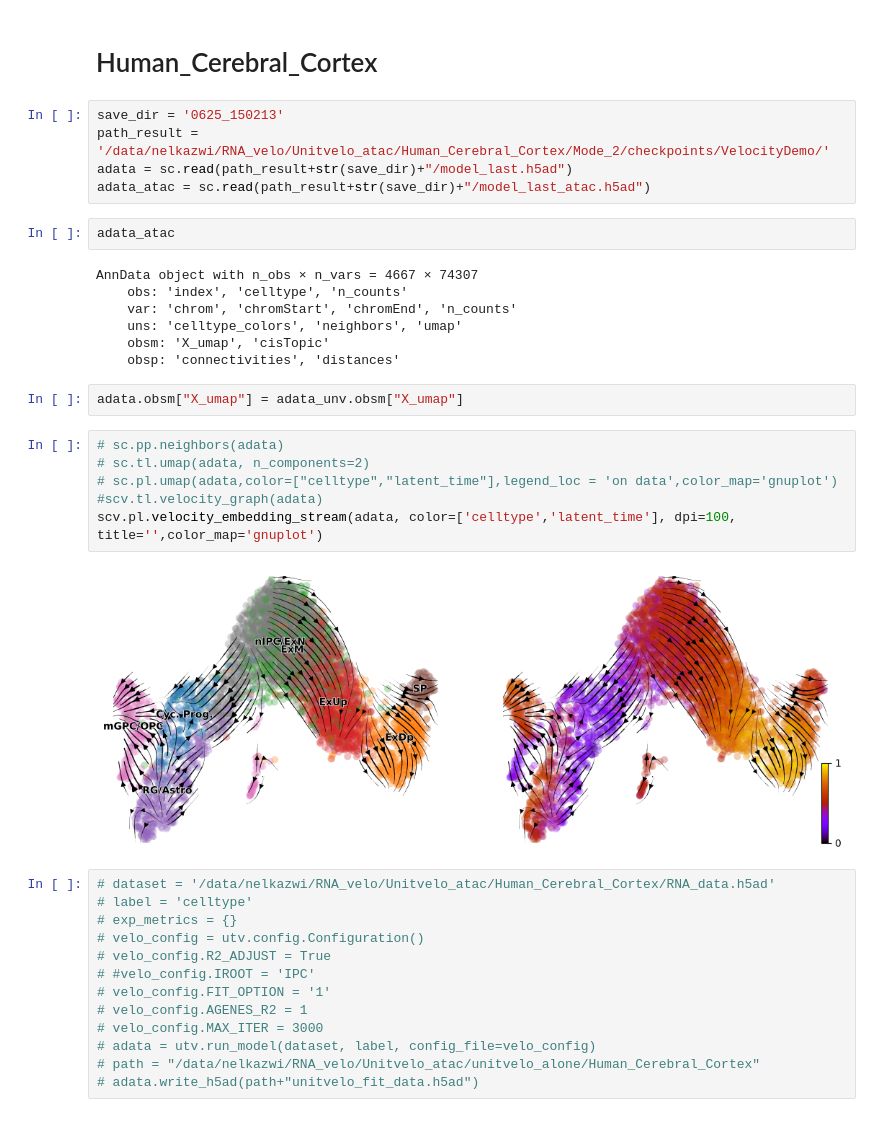
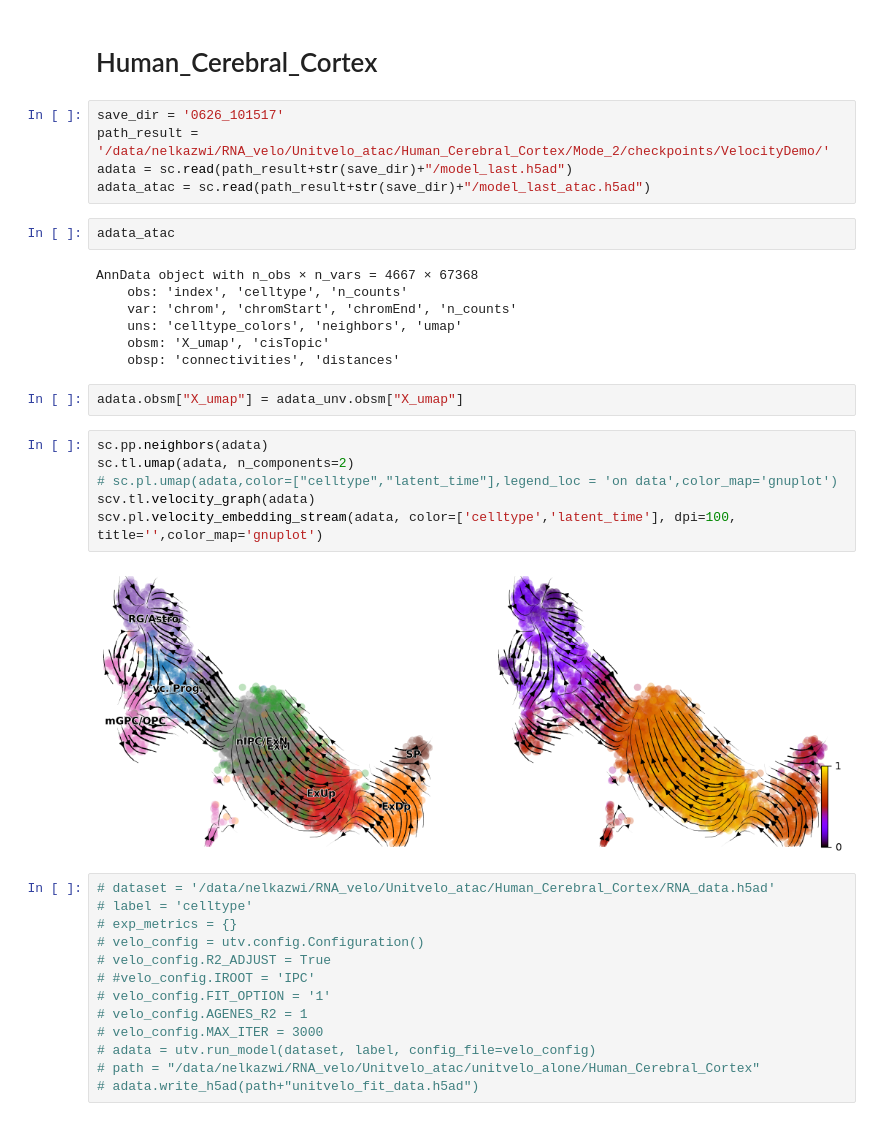
Before and after one commit to StatBiomed/CRAK-Velo, a Jupyter notebook: notebooks/Nour.ipynb, the cells around one changed output. Drawn from its saved outputs; the diff is of its cells as text.

```diff
--- a/notebooks/Nour.ipynb
+++ b/notebooks/Nour.ipynb
@@ -142,14 +150,14 @@ Name: fit_etta, Length: 1559, dtype: float32
 # %% [markdown]
 # Human_Cerebral_Cortex
 # %%
-save_dir = '0625_150213'
+save_dir = '0626_101517'
 path_result = '/data/nelkazwi/RNA_velo/Unitvelo_atac/Human_Cerebral_Cortex/Mode_2/checkpoints/VelocityDemo/'
 adata = sc.read(path_result+str(save_dir)+"/model_last.h5ad")
 adata_atac = sc.read(path_result+str(save_dir)+"/model_last_atac.h5ad")
 # %%
 adata_atac
 # %% [output]
-AnnData object with n_obs × n_vars = 4667 × 74307
+AnnData object with n_obs × n_vars = 4667 × 67368
     obs: 'index', 'celltype', 'n_counts'
     var: 'chrom', 'chromStart', 'chromEnd', 'n_counts'
     uns: 'celltype_colors', 'neighbors', 'umap'
@@ -158,13 +166,13 @@ AnnData object with n_obs × n_vars = 4667 × 74307
 # %%
 adata.obsm["X_umap"] = adata_unv.obsm["X_umap"]
 # %%
-# sc.pp.neighbors(adata)
-# sc.tl.umap(adata, n_components=2)
+sc.pp.neighbors(adata)
+sc.tl.umap(adata, n_components=2)
 # sc.pl.umap(adata,color=["celltype","latent_time"],legend_loc = 'on data',color_map='gnuplot')
-#scv.tl.velocity_graph(adata)
+scv.tl.velocity_graph(adata)
 scv.pl.velocity_embedding_stream(adata, color=['celltype','latent_time'], dpi=100, title='',color_map='gnuplot')
 # %% [output]
-[figure, old version]
+[figure, new version]
 # %%
 # dataset = '/data/nelkazwi/RNA_velo/Unitvelo_atac/Human_Cerebral_Cortex/RNA_data.h5ad'
 # label = 'celltype'
```
Also changed, not shown: parts of 7 cells of this notebook, 7 other files.
